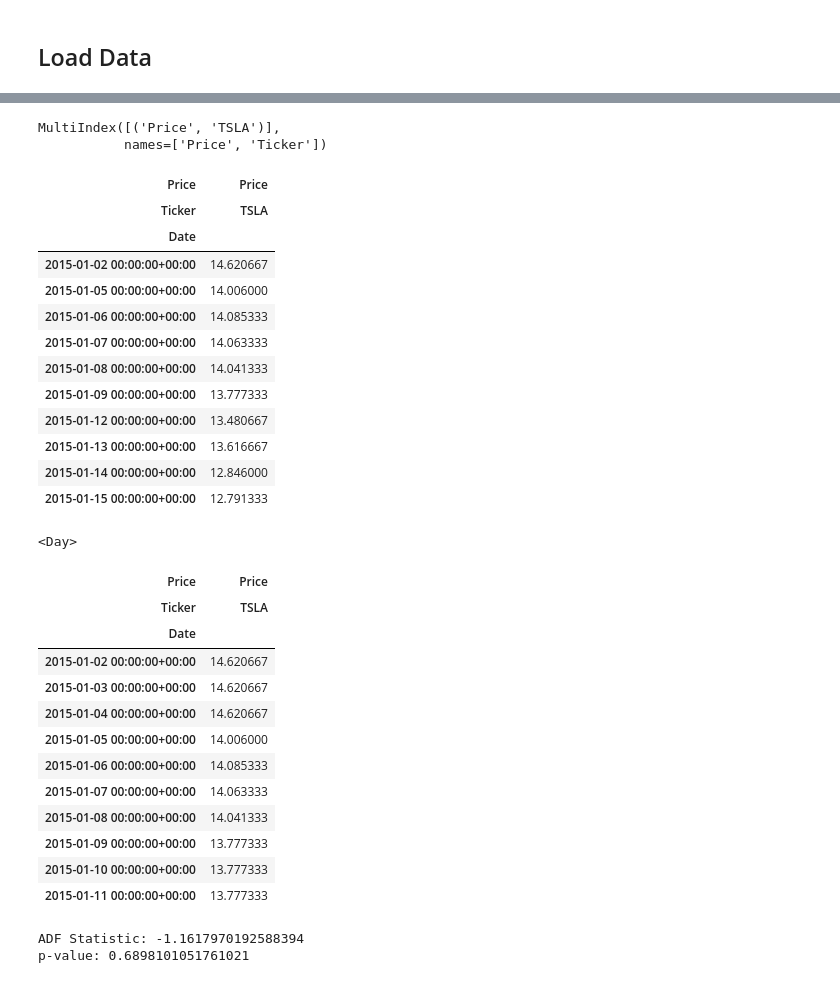
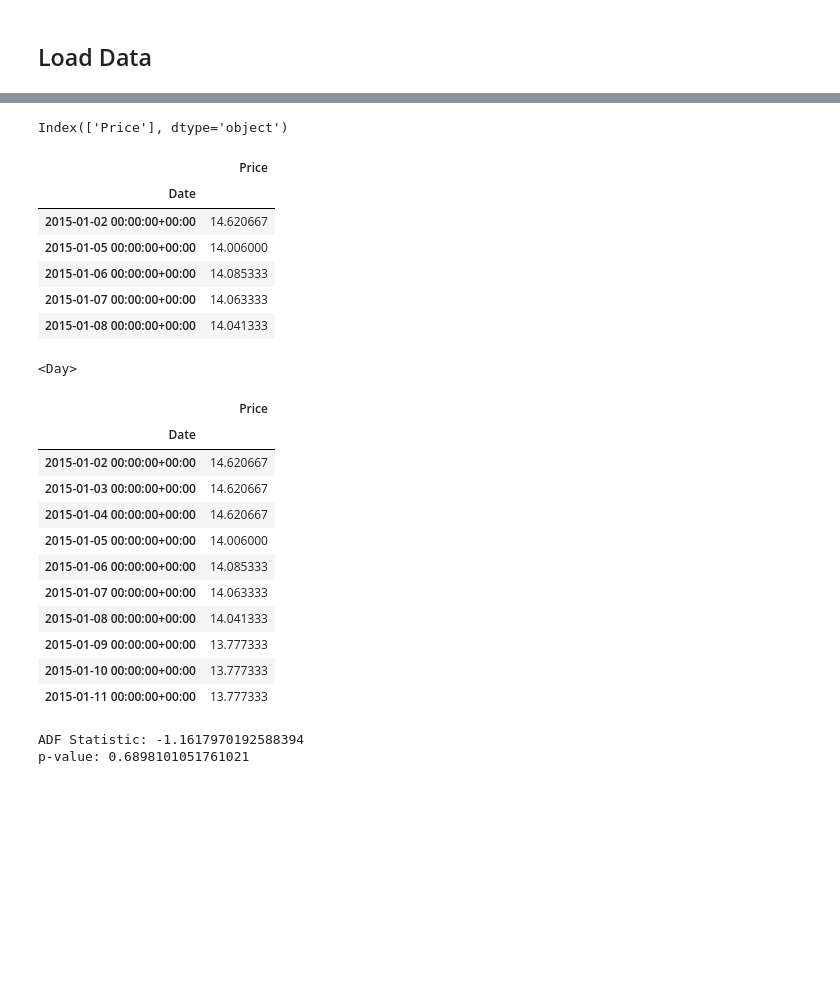
Before and after one commit to yosef-zewdu/Finance-Forecasting-And-Optimization, a Jupyter notebook: notebooks/forecasting.ipynb, the cells around one changed output, grey strips where cells are left out. Cells and saved outputs as stored; diff of their text form; code cells hidden in the pictures; blank space fills up the shorter version.

```diff
--- a/notebooks/forecasting.ipynb
+++ b/notebooks/forecasting.ipynb
@@ -33,0 +29,2 @@ df = df.rename(columns={"Close": "Price"})
+# %%
+df = load_close_data('tsla')
@@ -34,24 +35,17 @@ df = df.rename(columns={"Close": "Price"})
 # %%
 df.columns
 # %% [output]
-MultiIndex([('Price', 'TSLA')],
-           names=['Price', 'Ticker'])
+Index(['Price'], dtype='object')
 # %%
-df.head(10)
+df.head()
 # %% [output]
-| Price | Price |
-| Ticker | TSLA |
+|  | Price |
 | Date |  |
 | 2015-01-02 00:00:00+00:00 | 14.620667 |
 | 2015-01-05 00:00:00+00:00 | 14.006000 |
 | 2015-01-06 00:00:00+00:00 | 14.085333 |
 | 2015-01-07 00:00:00+00:00 | 14.063333 |
 | 2015-01-08 00:00:00+00:00 | 14.041333 |
-| 2015-01-09 00:00:00+00:00 | 13.777333 |
-| 2015-01-12 00:00:00+00:00 | 13.480667 |
-| 2015-01-13 00:00:00+00:00 | 13.616667 |
-| 2015-01-14 00:00:00+00:00 | 12.846000 |
-| 2015-01-15 00:00:00+00:00 | 12.791333 |
 # %%
 # Resample to fill in missing dates
 df_resampled = df.resample('D').ffill()  # Forward fill missing data
@@ -63,8 +57,7 @@ print(df_resampled.index.freq)  # Should show the frequency, e.g., 'D' for daily
 # %%
 df_resampled.head(10)
 # %% [output]
-| Price | Price |
-| Ticker | TSLA |
+|  | Price |
 | Date |  |
 | 2015-01-02 00:00:00+00:00 | 14.620667 |
 | 2015-01-03 00:00:00+00:00 | 14.620667 |
```
Also changed, not shown: parts of 22 cells of this notebook, 1 other file.
